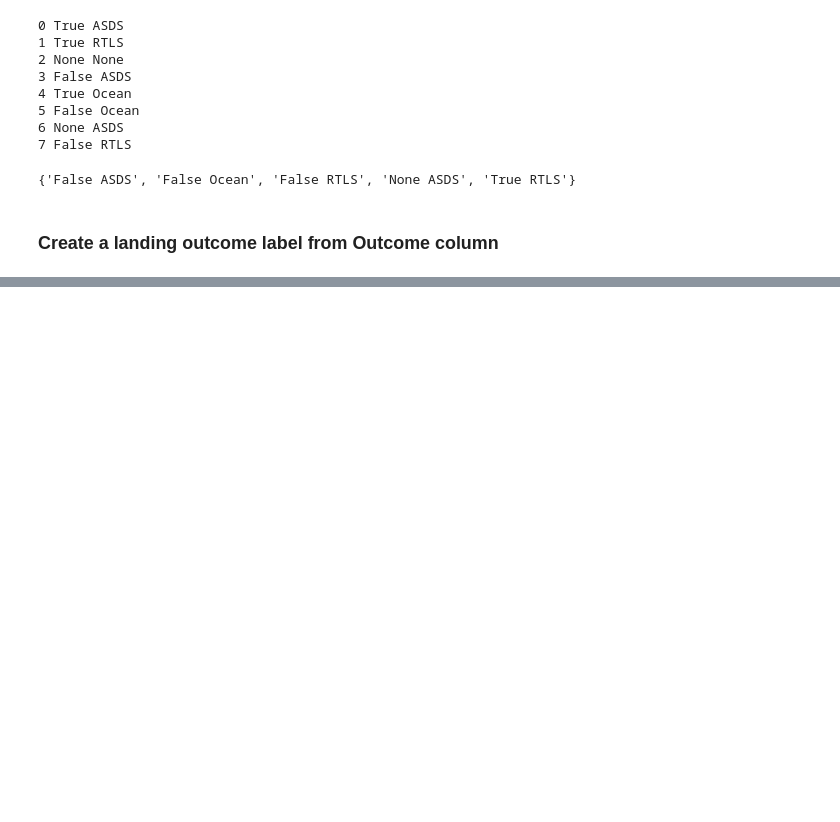
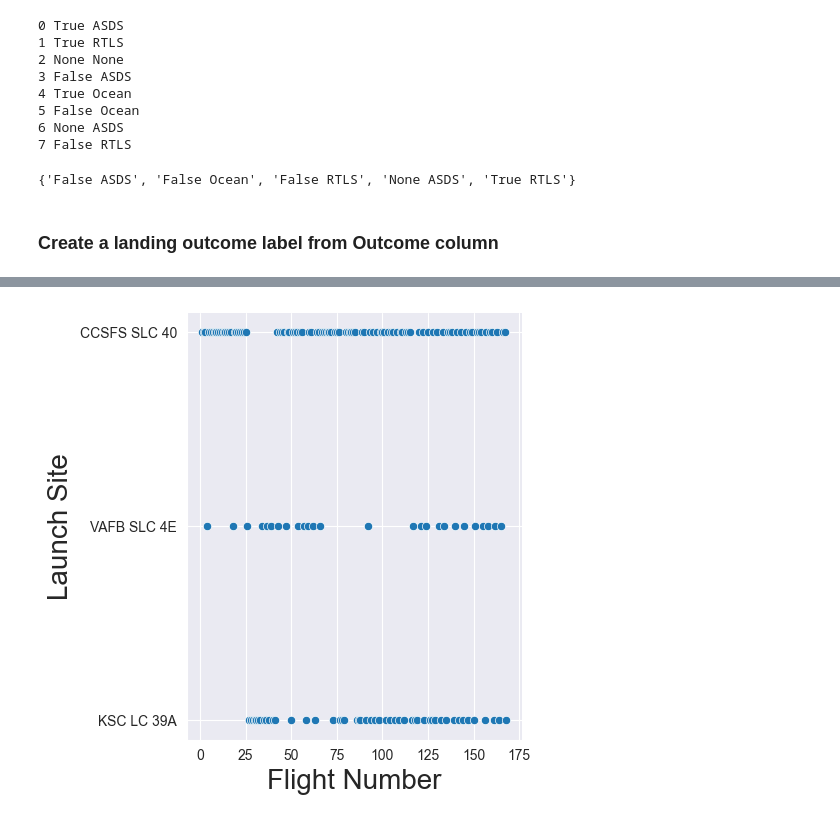
Before and after one commit to NimaPourmoradi/SpaceX_Falcone9, a Jupyter notebook: SpaceX.ipynb, the cells around one changed output, grey strips where cells are left out. Cells and saved outputs as stored; diff of their text form; code cells hidden in the pictures; blank space fills up the shorter version.

```diff
--- a/SpaceX.ipynb
+++ b/SpaceX.ipynb
@@ -407,0 +440,7 @@ landing_class = df['Outcome'].map(lambda x: 0 if x in bad_outcomes else 1)
+# %%
+sns.relplot(y="LaunchSite", x="FlightNumber", data=df)
+plt.xlabel("Flight Number",fontsize=20)
+plt.ylabel("Launch Site",fontsize=20)
+plt.show()
+# %% [output]
+[figure, added]
```
Also changed, not shown: parts of 15 cells of this notebook.
